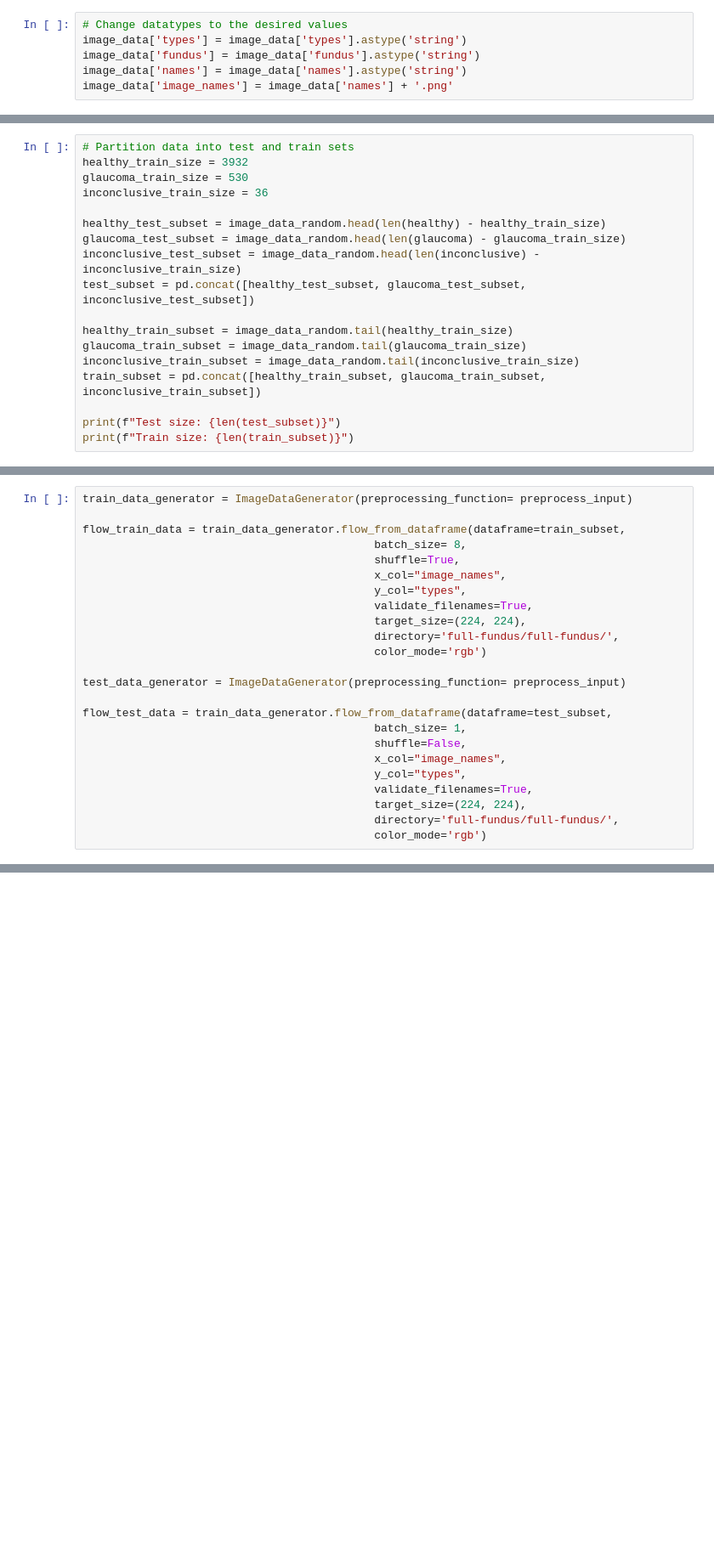
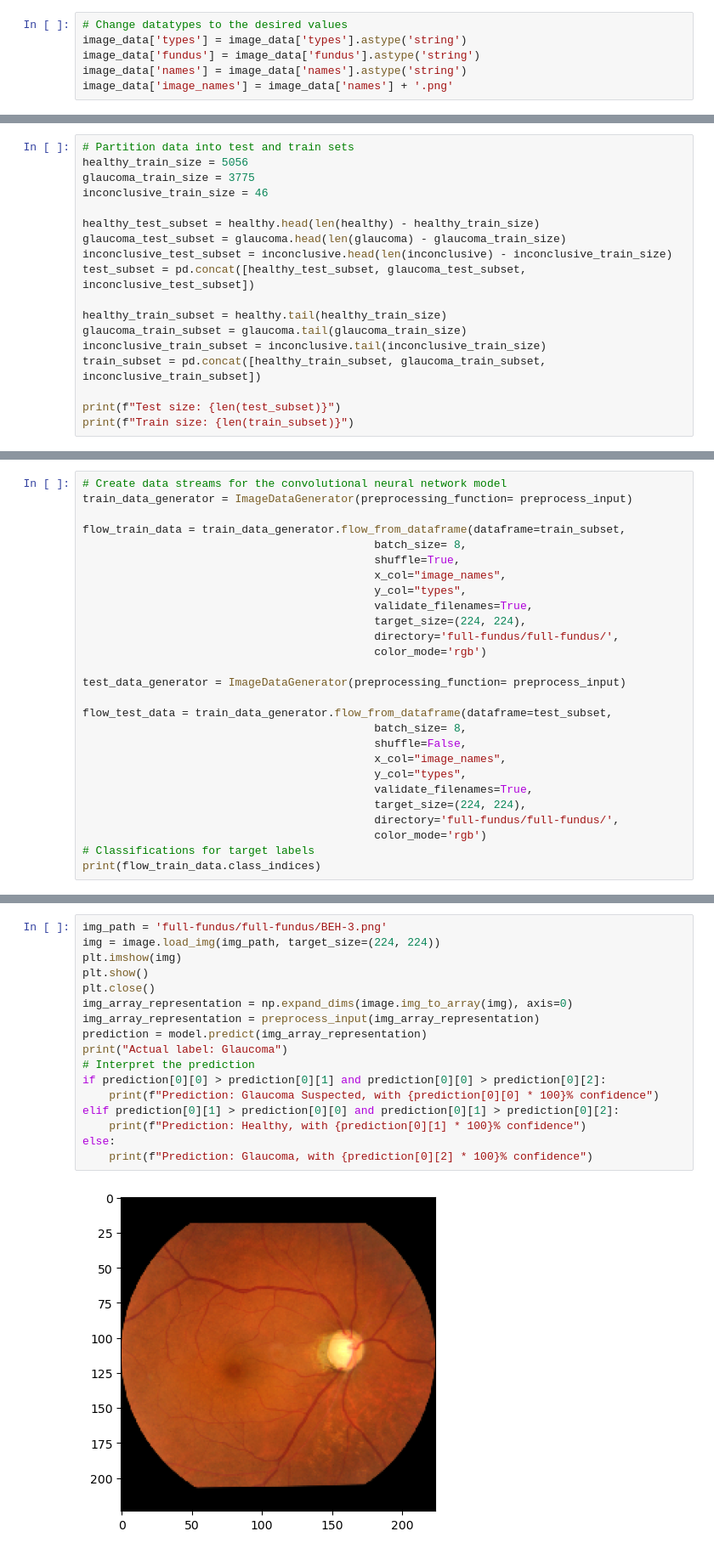
Before and after one commit to natejparker/glaucoma-predictive-imaging, a Jupyter notebook: glaucoma-predictive-imaging.ipynb, the cells around one changed output, grey strips where cells are left out. Shown at 85% size. Cells and saved outputs as stored; diff of their text form; blank space fills up the shorter version.

```diff
--- a/glaucoma-predictive-imaging.ipynb
+++ b/glaucoma-predictive-imaging.ipynb
@@ -84,17 +84,17 @@ Number of unhealthy samples: 52
 # %%
 # Partition data into test and train sets
-healthy_train_size = 3932
-glaucoma_train_size = 530
-inconclusive_train_size = 36
+healthy_train_size = 5056
+glaucoma_train_size = 3775
+inconclusive_train_size = 46
 
-healthy_test_subset = image_data_random.head(len(healthy) - healthy_train_size)
-glaucoma_test_subset = image_data_random.head(len(glaucoma) - glaucoma_train_size)
-inconclusive_test_subset = image_data_random.head(len(inconclusive) - inconclusive_train_size)
+healthy_test_subset = healthy.head(len(healthy) - healthy_train_size)
+glaucoma_test_subset = glaucoma.head(len(glaucoma) - glaucoma_train_size)
+inconclusive_test_subset = inconclusive.head(len(inconclusive) - inconclusive_train_size)
 test_subset = pd.concat([healthy_test_subset, glaucoma_test_subset, inconclusive_test_subset])
 
-healthy_train_subset = image_data_random.tail(healthy_train_size)
-glaucoma_train_subset = image_data_random.tail(glaucoma_train_size)
-inconclusive_train_subset = image_data_random.tail(inconclusive_train_size)
+healthy_train_subset = healthy.tail(healthy_train_size)
+glaucoma_train_subset = glaucoma.tail(glaucoma_train_size)
+inconclusive_train_subset = inconclusive.tail(inconclusive_train_size)
 train_subset = pd.concat([healthy_train_subset, glaucoma_train_subset, inconclusive_train_subset])
 
 print(f"Test size: {len(test_subset)}")
@@ -105,4 +105,5 @@ Train size: 4498
 # %%
+# Create data streams for the convolutional neural network model
 train_data_generator = ImageDataGenerator(preprocessing_function= preprocess_input)
 
 flow_train_data = train_data_generator.flow_from_dataframe(dataframe=train_subset,
@@ -118,7 +119,7 @@ flow_train_data = train_data_generator.flow_from_dataframe(dataframe=train_subse
 test_data_generator = ImageDataGenerator(preprocessing_function= preprocess_input)
 
 flow_test_data = train_data_generator.flow_from_dataframe(dataframe=test_subset,
-                                            batch_size= 1,
+                                            batch_size= 8,
                                             shuffle=False,
                                             x_col="image_names",
                                             y_col="types",
@@ -126,4 +127,6 @@ flow_test_data = train_data_generator.flow_from_dataframe(dataframe=test_subset,
                                             target_size=(224, 224),
                                             directory='full-fundus/full-fundus/',
                                             color_mode='rgb')
+# Classifications for target labels
+print(flow_train_data.class_indices)
 # %% [output]
@@ -196,0 +224,19 @@ Prediction: Glaucoma, with 99.61215853691101% confidence
+# %%
+img_path = 'full-fundus/full-fundus/BEH-3.png'
+img = image.load_img(img_path, target_size=(224, 224))
+plt.imshow(img)
+plt.show()
+plt.close()
+img_array_representation = np.expand_dims(image.img_to_array(img), axis=0)
+img_array_representation = preprocess_input(img_array_representation)
+prediction = model.predict(img_array_representation)
+print("Actual label: Glaucoma")
+# Interpret the prediction
+if prediction[0][0] > prediction[0][1] and prediction[0][0] > prediction[0][2]:
+    print(f"Prediction: Glaucoma Suspected, with {prediction[0][0] * 100}% confidence")
+elif prediction[0][1] > prediction[0][0] and prediction[0][1] > prediction[0][2]:
+    print(f"Prediction: Healthy, with {prediction[0][1] * 100}% confidence")
+else:
+    print(f"Prediction: Glaucoma, with {prediction[0][2] * 100}% confidence")
+# %% [output]
+[figure, added]
```
Also changed, not shown: parts of 15 cells of this notebook, 6 other files.
